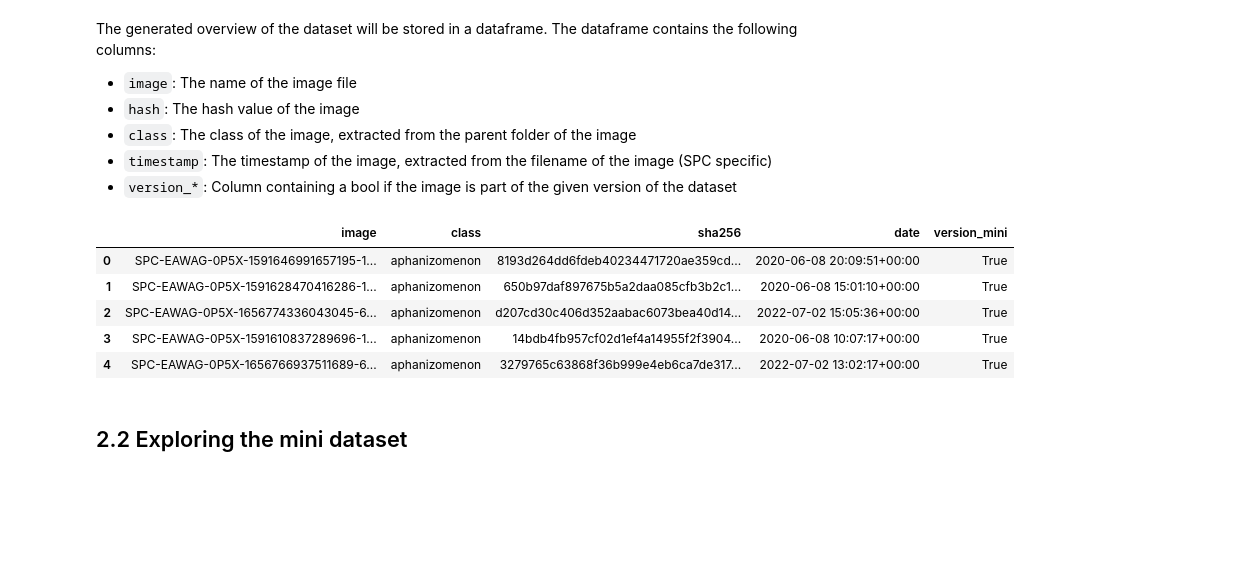
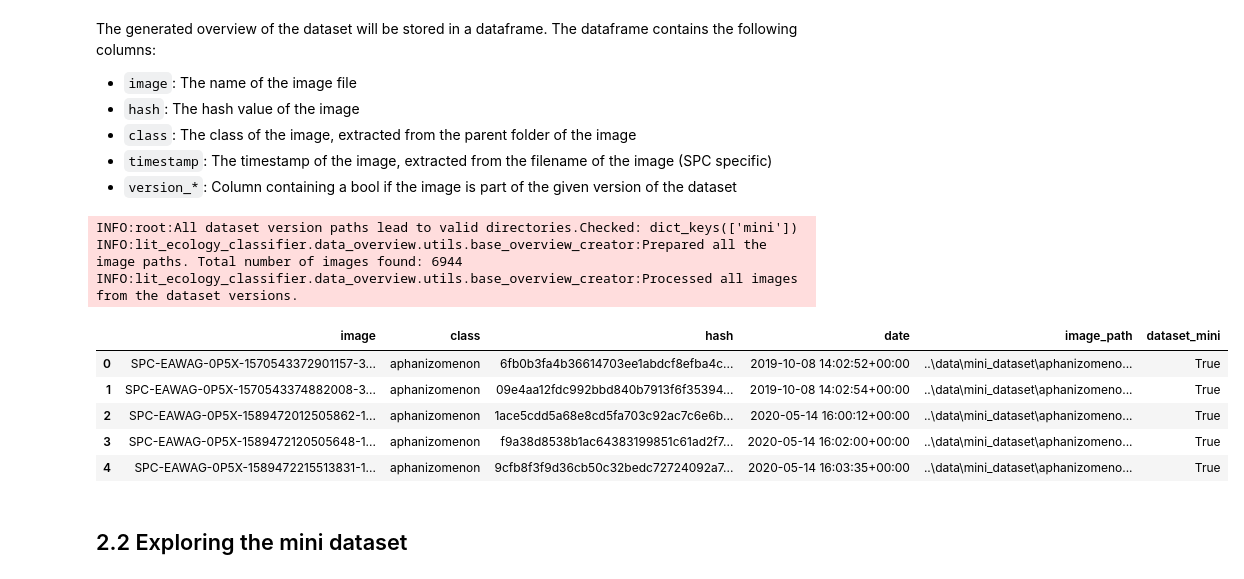
Before and after one commit to JuanFelipeRuiz/lit_ecology_classifier, a Jupyter notebook: notebooks/1_dataset_overview.ipynb, the cells around one changed output. Drawn from its saved outputs; the diff is of its cells as text; code cells hidden in the pictures; blank space fills up the shorter version.

```diff
--- a/notebooks/1_dataset_overview.ipynb
+++ b/notebooks/1_dataset_overview.ipynb
@@ -198,18 +199,21 @@ The generated overview of the dataset will be stored in a dataframe. The datafra
 - `timestamp`: The timestamp of the image, extracted from the filename of the image (SPC specific)
 - `version_*`: Column containing a bool if the image is part of the given version of the dataset
 # %%
-from lit_ecology_classifier.data_overview.overview_creator import OverviewCreator
+from lit_ecology_classifier.data_overview.zoolake_overview import ZooLakeOverviewCreator
 
-overview_creator = OverviewCreator(zoolake_version_path)
+overview_creator = ZooLakeOverviewCreator(zoolake_version_path)
 overview_df = overview_creator.get_overview_df()
 overview_df.head()
 # %% [output]
+INFO:root:All dataset version paths lead to valid directories.Checked: dict_keys(['mini'])
+INFO:lit_ecology_classifier.data_overview.utils.base_overview_creator:Prepared all the image paths. Total number of images found: 6944
+INFO:lit_ecology_classifier.data_overview.utils.base_overview_creator:Processed all images from the dataset versions.
-|  | image | class | sha256 | date | version_mini |
-| 0 | SPC-EAWAG-0P5X-1591646991657195-1... | aphanizomenon | 8193d264dd6fdeb40234471720ae359cd... | 2020-06-08 20:09:51+00:00 | True |
-| 1 | SPC-EAWAG-0P5X-1591628470416286-1... | aphanizomenon | 650b97daf897675b5a2daa085cfb3b2c1... | 2020-06-08 15:01:10+00:00 | True |
-| 2 | SPC-EAWAG-0P5X-1656774336043045-6... | aphanizomenon | d207cd30c406d352aabac6073bea40d14... | 2022-07-02 15:05:36+00:00 | True |
-| 3 | SPC-EAWAG-0P5X-1591610837289696-1... | aphanizomenon | 14bdb4fb957cf02d1ef4a14955f2f3904... | 2020-06-08 10:07:17+00:00 | True |
-| 4 | SPC-EAWAG-0P5X-1656766937511689-6... | aphanizomenon | 3279765c63868f36b999e4eb6ca7de317... | 2022-07-02 13:02:17+00:00 | True |
+|  | image | class | hash | date | image_path | dataset_mini |
+| 0 | SPC-EAWAG-0P5X-1570543372901157-3... | aphanizomenon | 6fb0b3fa4b36614703ee1abdcf8efba4c... | 2019-10-08 14:02:52+00:00 | ..\data\mini_dataset\aphanizomeno... | True |
+| 1 | SPC-EAWAG-0P5X-1570543374882008-3... | aphanizomenon | 09e4aa12fdc992bbd840b7913f6f35394... | 2019-10-08 14:02:54+00:00 | ..\data\mini_dataset\aphanizomeno... | True |
+| 2 | SPC-EAWAG-0P5X-1589472012505862-1... | aphanizomenon | 1ace5cdd5a68e8cd5fa703c92ac7c6e6b... | 2020-05-14 16:00:12+00:00 | ..\data\mini_dataset\aphanizomeno... | True |
+| 3 | SPC-EAWAG-0P5X-1589472120505648-1... | aphanizomenon | f9a38d8538b1ac64383199851c61ad2f7... | 2020-05-14 16:02:00+00:00 | ..\data\mini_dataset\aphanizomeno... | True |
+| 4 | SPC-EAWAG-0P5X-1589472215513831-1... | aphanizomenon | 9cfb8f3f9d36cb50c32bedc72724092a7... | 2020-05-14 16:03:35+00:00 | ..\data\mini_dataset\aphanizomeno... | True |
 # %% [markdown]
 ## 2.2 Exploring the mini dataset
 # %%
```
Also changed, not shown: parts of 5 cells of this notebook.
